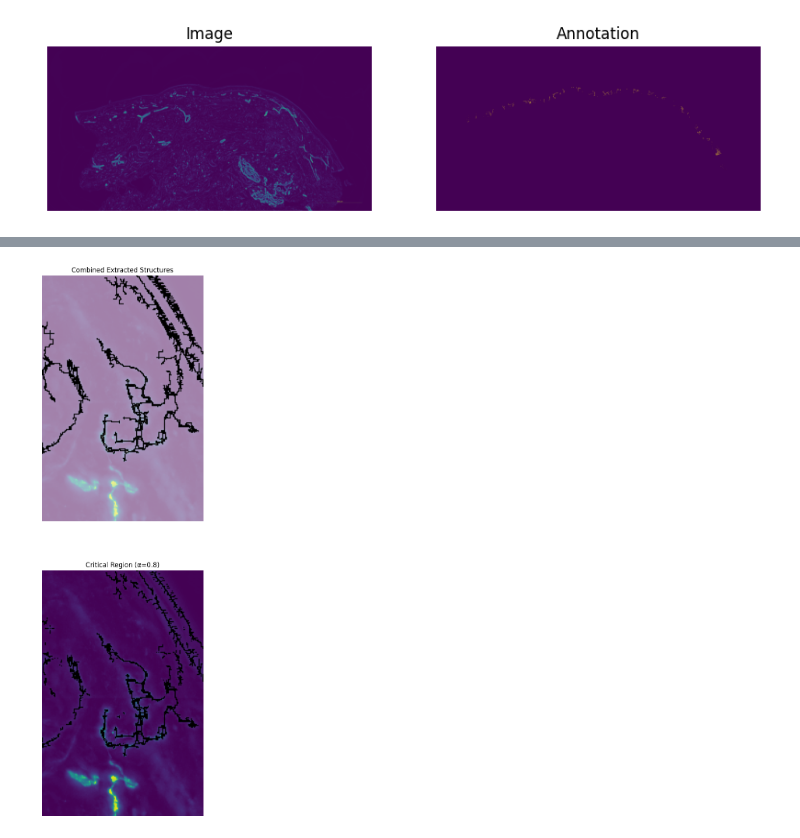
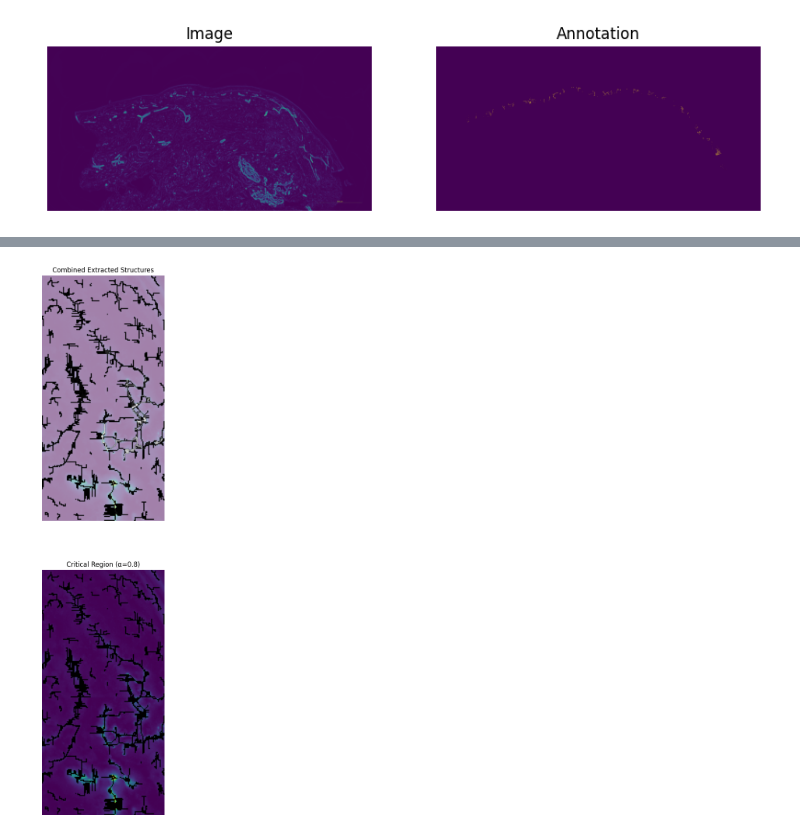
Before and after one commit to Ponywen0819/ienf_q, a Jupyter notebook: notebooks/mppbt.ipynb, the cells around one changed output, grey strips where cells are left out. Cells and saved outputs as stored; diff of their text form; code cells hidden in the pictures.

```diff
--- a/notebooks/mppbt.ipynb
+++ b/notebooks/mppbt.ipynb
@@ -1,3 +1,9 @@
+# %%
+IMAGE_ID = 'S1585-2_a'
+ROI_X = 4820
+ROI_Y = 1710
+ROI_W = 128
+ROI_H = 256
 # %%
 from PIL import Image
 import numpy as np
@@ -6,8 +12,8 @@ import skimage as ski
 
 sample_id =  "S1585-2_a"
 
-img = np.array(Image.open(f"../data/{sample_id}/image.png"))[:,:,1]
-annotation = np.array(Image.open(f"../data/{sample_id}/annotation.png").convert("L")).astype(np.uint8)
+img = np.array(Image.open(f"../data/{IMAGE_ID}/image.png"))[:,:,1]
+annotation = np.array(Image.open(f"../data/{IMAGE_ID}/annotation.png").convert("L")).astype(np.uint8)
 
 bg_small = ski.restoration.rolling_ball(img, radius=10)
 bg_tiny = ski.restoration.rolling_ball(img, radius=4)
@@ -101,12 +104,12 @@ from typing import Tuple, List, Deque
 from collections import deque
 import heapq
 
-l_bk = 5
+l_bk = 10
 alpha = 0.8
 eta = 1e-3
-l_AVE = 100
-l_E = 50
-P = (255 - roi.astype(np.float64)) ** 2 / (255 ** 2)
+l_AVE = 1000
+l_E = 1500
+P = (255 - roi.astype(np.float64)) ** 4 / (255 ** 4)
 
 def mppbt(seed):
         # seed = seed_points[3]  # Using the first seed point for demonstration
@@ -292,7 +295,7 @@ I_CS = []
 I_BKS = []
 U_S = []
 voted_parents: Dict[Tuple[int, int], Dict[Tuple[int, int], int]] = {}
-for seed in seed_points:
+for seed in seed_points[1:3]:
     print(f"Processing seed at {seed}...")
     I_BK, U, I_C_refined, parent = mppbt(seed)
     # I_CS += I_C_refined
@@ -361,7 +351,7 @@ Processing seed at (np.int64(184), np.int64(75))...
 _, ax = plt.subplots(2, 1, figsize=(24, 18))
 
 IC_heatmap = np.zeros_like(roi, dtype=np.float64)
-for I_BK in I_BKS:
+for I_BK in I_CS:
     # IC_heatmap[I_C > 0] += 1
     IC_heatmap += I_BK
 
@@ -376,31 +366,31 @@ IC_threshold = np.quantile(IC_heatmap[IC_heatmap > 0], 0.25)
 I_C_combined = (IC_heatmap >= IC_threshold).astype(np.uint8)
 
 axic = ax[1]
 masked_I_C = np.ma.masked_where(I_C_combined == 0, I_C_combined)
 axic.imshow(roi)
 axic.imshow(masked_I_C, cmap='gray', alpha=1)
 axic.set_title(f"Critical Region (α={alpha})")
 axic.axis('off')
 
 # Show reached area
 # reached_area = np.zeros_like(roi, dtype=np.float32)
 # reached_area[U < np.inf] = 1.0
 # ax[0].imshow(U, cmap='gray')
 # ax[0].set_title("Reached Area after First Propagation")
 # ax[0].axis('off')
 # axib = ax[0]
 # axib.imshow(roi)
 # axib.imshow(np.ma.masked_where(I_CS == 0, I_CS), cmap='gray', alpha=0.5)
 # axib.set_title("Path Heat Map")
 # axib.axis('off')
 
 # axic = ax[1]
 # masked_I_C = np.ma.masked_where(I_C_refined == 0, I_C_refined)
 # axic.imshow(roi)
 # axic.imshow(masked_I_C, cmap='gray', alpha=1)
 # axic.set_title(f"Critical Region (α={alpha})")
 # axic.axis('off')
 
 plt.show()
 # %% [output]
-[figure, old version]
+[figure, new version]
```
Also changed, not shown: parts of 6 cells of this notebook, 4 other files.
